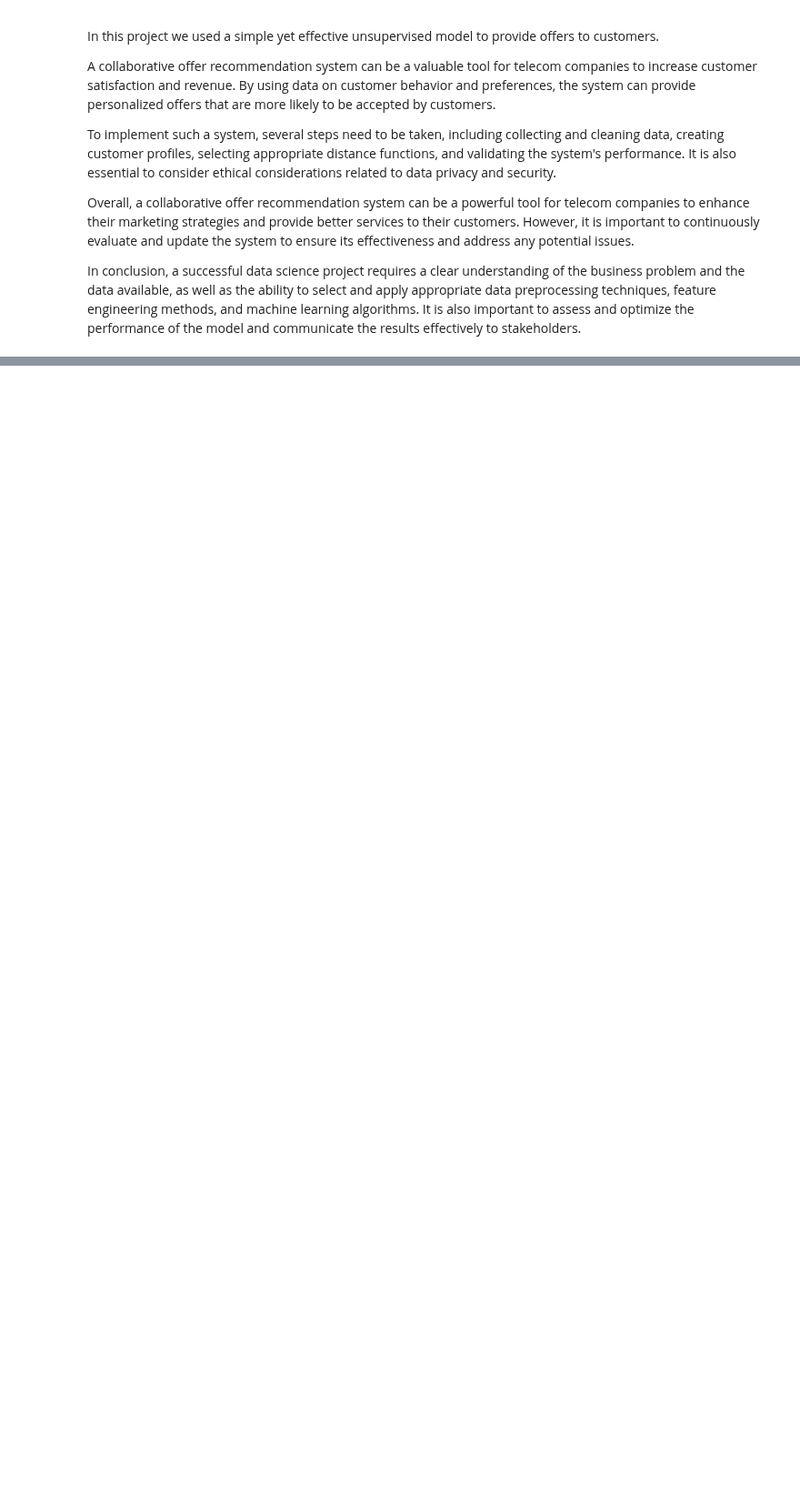
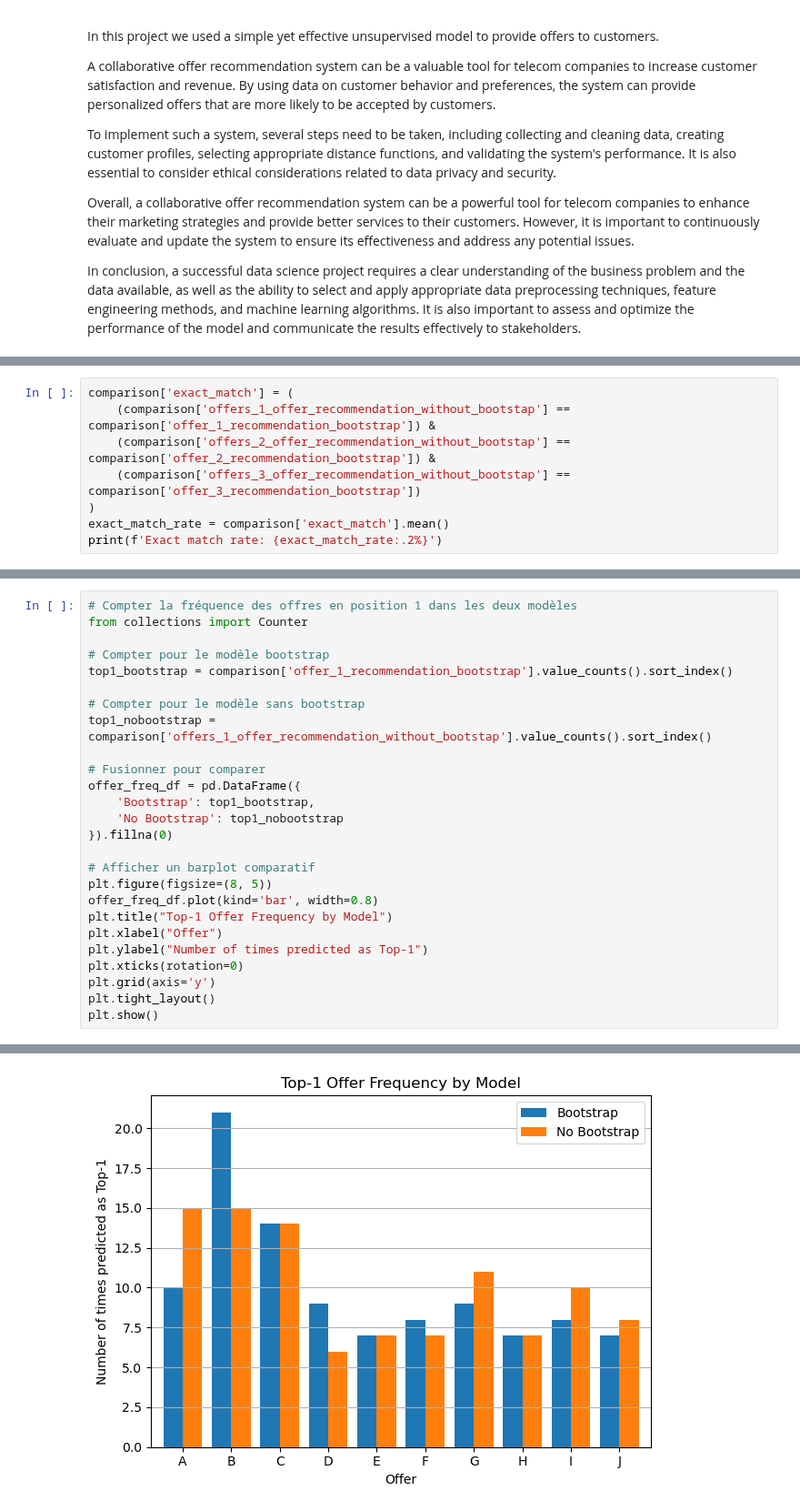
Before and after one commit to albanecoiffe/telecom-recommender-system, a Jupyter notebook: notebook.ipynb, the cells around one changed output, grey strips where cells are left out. Shown at 91% size. Cells and saved outputs as stored; diff of their text form; blank space fills up the shorter version.

```diff
--- a/notebook.ipynb
+++ b/notebook.ipynb
@@ -1183,0 +1243,8 @@ In conclusion, a successful data science project requires a clear understanding
+# %%
+comparison['exact_match'] = (
+    (comparison['offers_1_offer_recommendation_without_bootstap'] == comparison['offer_1_recommendation_bootstrap']) &
+    (comparison['offers_2_offer_recommendation_without_bootstap'] == comparison['offer_2_recommendation_bootstrap']) &
+    (comparison['offers_3_offer_recommendation_without_bootstap'] == comparison['offer_3_recommendation_bootstrap'])
+)
+exact_match_rate = comparison['exact_match'].mean()
+print(f'Exact match rate: {exact_match_rate:.2%}')
@@ -1183,0 +1344,27 @@ In conclusion, a successful data science project requires a clear understanding
+# %%
+# Compter la fréquence des offres en position 1 dans les deux modèles
+from collections import Counter
+
+# Compter pour le modèle bootstrap
+top1_bootstrap = comparison['offer_1_recommendation_bootstrap'].value_counts().sort_index()
+
+# Compter pour le modèle sans bootstrap
+top1_nobootstrap = comparison['offers_1_offer_recommendation_without_bootstap'].value_counts().sort_index()
+
+# Fusionner pour comparer
+offer_freq_df = pd.DataFrame({
+    'Bootstrap': top1_bootstrap,
+    'No Bootstrap': top1_nobootstrap
+}).fillna(0)
+
+# Afficher un barplot comparatif
+plt.figure(figsize=(8, 5))
+offer_freq_df.plot(kind='bar', width=0.8)
+plt.title("Top-1 Offer Frequency by Model")
+plt.xlabel("Offer")
+plt.ylabel("Number of times predicted as Top-1")
+plt.xticks(rotation=0)
+plt.grid(axis='y')
+plt.tight_layout()
+plt.show()
+# %% [output]
@@ -1183,0 +1372 @@ In conclusion, a successful data science project requires a clear understanding
+[figure, added]
```
Also changed, not shown: parts of 21 cells of this notebook.
